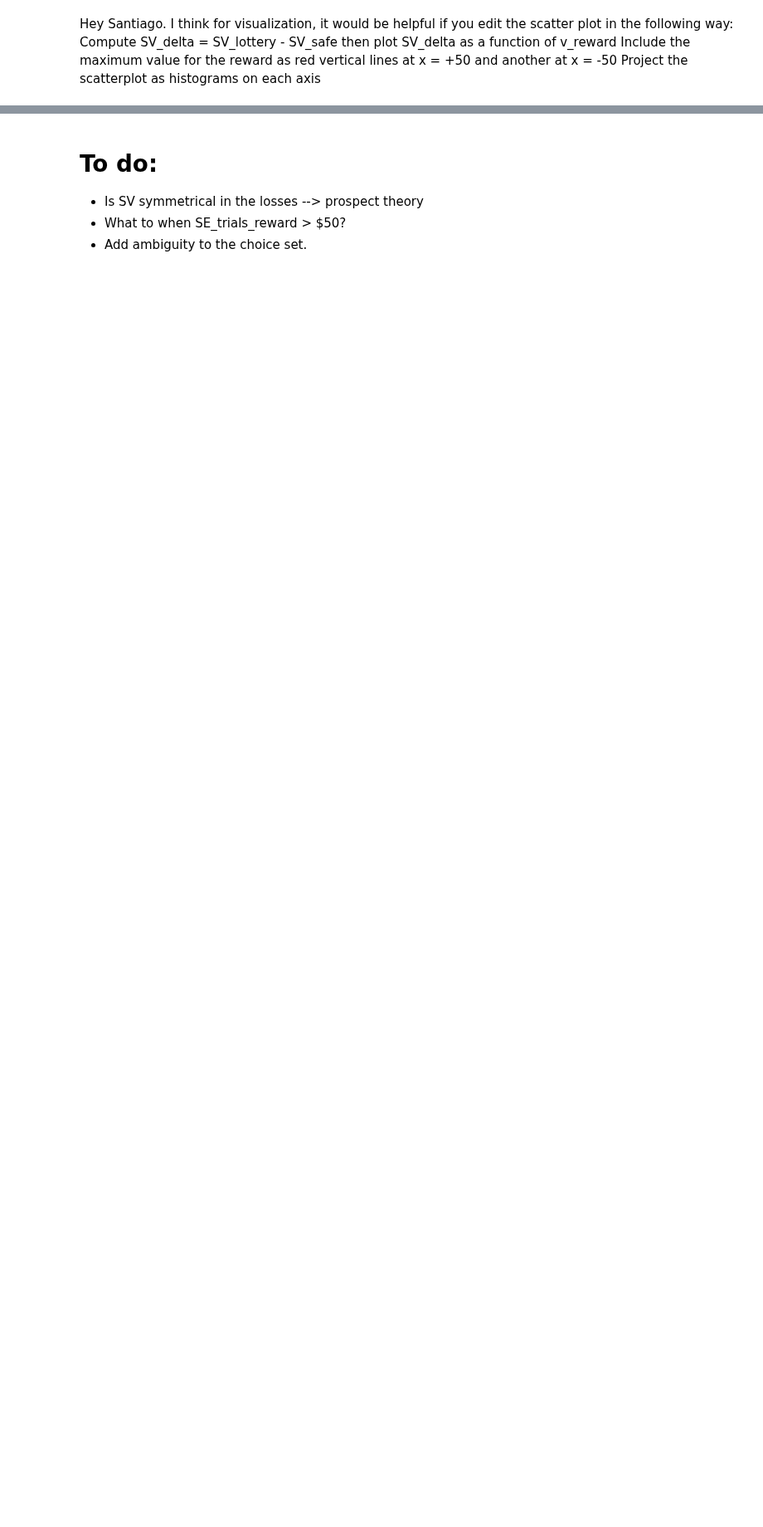
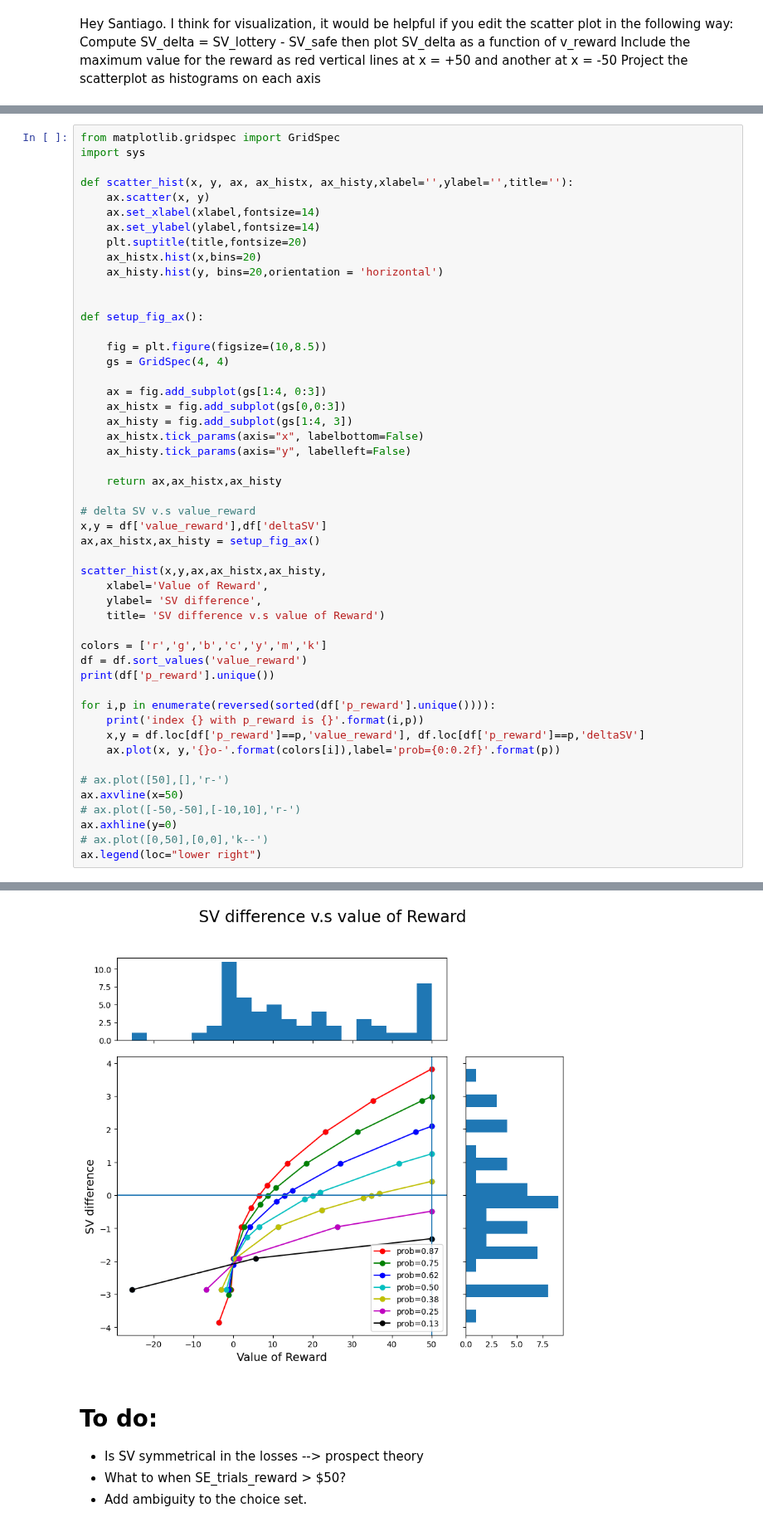
Before and after one commit to CDN-Lab/Adaptive_Choicesets, a Jupyter notebook: gen_choice_set_space.ipynb, the cells around one changed output, grey strips where cells are left out. Shown at 83% size. Drawn from its saved outputs; the diff is of its cells as text; blank space fills up the shorter version.

```diff
--- a/gen_choice_set_space.ipynb
+++ b/gen_choice_set_space.ipynb
@@ -433,0 +579,51 @@ scatter_hist(x, y, ax, ax_histx, ax_histy)
+# %%
+from matplotlib.gridspec import GridSpec
+import sys
+
+def scatter_hist(x, y, ax, ax_histx, ax_histy,xlabel='',ylabel='',title=''):
+	ax.scatter(x, y)
+	ax.set_xlabel(xlabel,fontsize=14)
+	ax.set_ylabel(ylabel,fontsize=14)
+	plt.suptitle(title,fontsize=20)
+	ax_histx.hist(x,bins=20)
+	ax_histy.hist(y, bins=20,orientation = 'horizontal')
+
+
+def setup_fig_ax():
+
+	fig = plt.figure(figsize=(10,8.5))
+	gs = GridSpec(4, 4)
+
+	ax = fig.add_subplot(gs[1:4, 0:3])
+	ax_histx = fig.add_subplot(gs[0,0:3])
+	ax_histy = fig.add_subplot(gs[1:4, 3])
+	ax_histx.tick_params(axis="x", labelbottom=False)
+	ax_histy.tick_params(axis="y", labelleft=False)
+
+	return ax,ax_histx,ax_histy
+
+# delta SV v.s value_reward
+x,y = df['value_reward'],df['deltaSV']
+ax,ax_histx,ax_histy = setup_fig_ax()
+
+scatter_hist(x,y,ax,ax_histx,ax_histy,
+    xlabel='Value of Reward',
+    ylabel= 'SV difference',
+    title= 'SV difference v.s value of Reward')
+
+colors = ['r','g','b','c','y','m','k']
+df = df.sort_values('value_reward')
+print(df['p_reward'].unique())
+
+for i,p in enumerate(reversed(sorted(df['p_reward'].unique()))):
+	print('index {} with p_reward is {}'.format(i,p))
+	x,y = df.loc[df['p_reward']==p,'value_reward'], df.loc[df['p_reward']==p,'deltaSV']
+	ax.plot(x, y,'{}o-'.format(colors[i]),label='prob={0:0.2f}'.format(p))
+
+# ax.plot([50],[],'r-')
+ax.axvline(x=50)
+# ax.plot([-50,-50],[-10,10],'r-')
+ax.axhline(y=0)
+# ax.plot([0,50],[0,0],'k--')
+ax.legend(loc="lower right")
+# %% [output]
@@ -434,3 +639,4 @@ scatter_hist(x, y, ax, ax_histx, ax_histy)
+[figure, added]
 # %% [markdown]
 # To do:
 - Is SV symmetrical in the losses --> prospect theory
```
Also changed, not shown: parts of 22 cells of this notebook.
